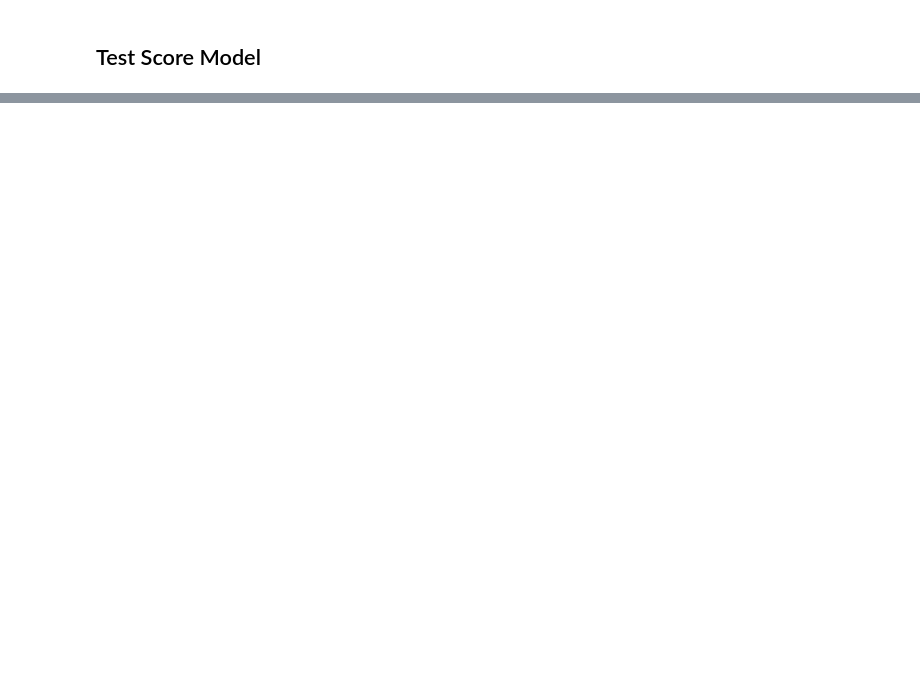
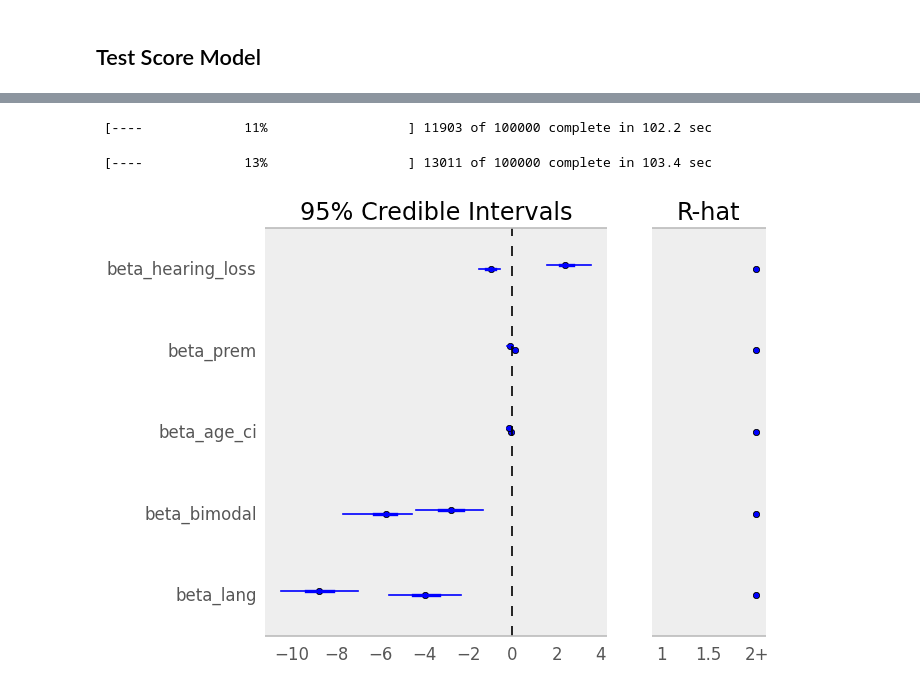
Before and after one commit to fonnesbeck/bimodal-bilateral, a Jupyter notebook: Bimodal-bilateral Analysis.ipynb, the cells around one changed output, grey strips where cells are left out. Saved outputs shown, nothing was run; the diff lists cells and outputs as text; code cells hidden in the pictures; blank space fills up the shorter version.

Commit message:
Updates to model

```diff
--- a/Bimodal-bilateral Analysis.ipynb
+++ b/Bimodal-bilateral Analysis.ipynb
@@ -882,0 +896,15 @@ AttributeError: 'DataFrame' object has no attribute 'male'
+# %%
+Mlang = generate_model(lsl_dr[lsl_dr.domain=='Language'])
+# %%
+Mlang.sample(100000, 90000)
+# %% [output]
+ [----             11%                  ] 11903 of 100000 complete in 102.2 sec
+# %%
+Mlang.sample(100000, 90000)
+# %% [output]
+ [----             13%                  ] 13011 of 100000 complete in 103.4 sec
+# %%
+order = np.argsort([b.stats()["mean"] for b in Mlang.betas[1:]])[::-1]
+Matplot.summary_plot(np.array(Mlang.betas[1:])[order])
+# %% [output]
+[figure, added]
```
Also changed, not shown: parts of 48 cells of this notebook.
